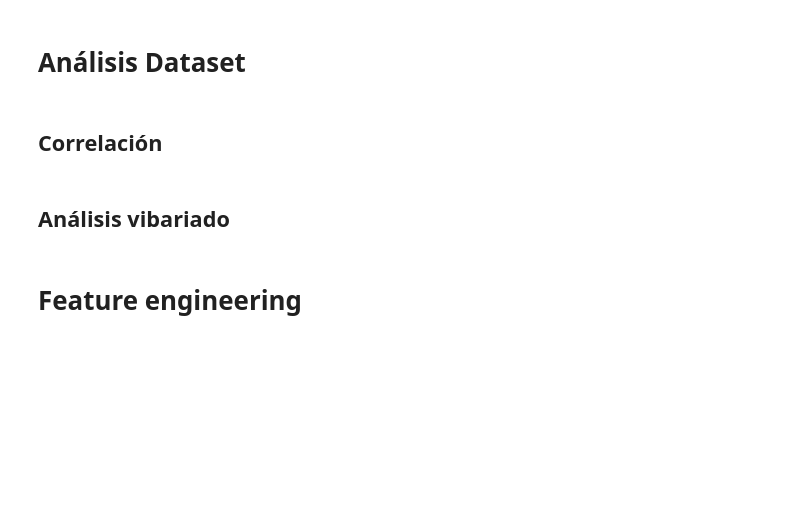
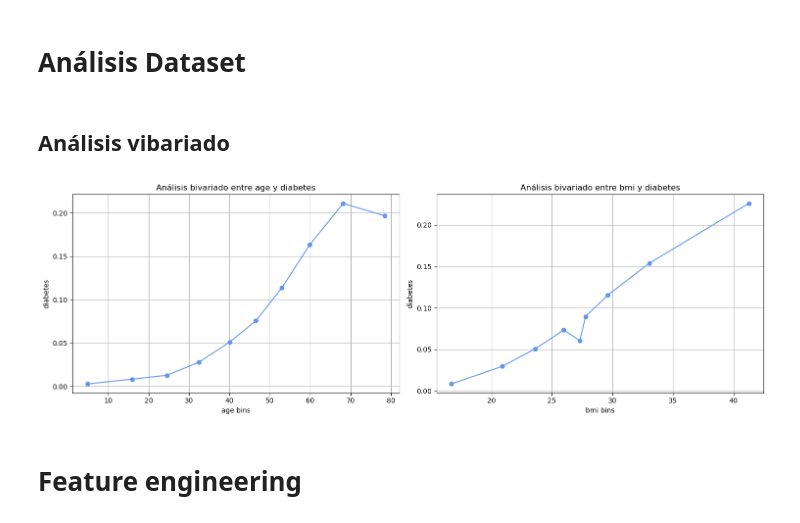
Before and after one commit to zayo1511/LabAprEst, a Jupyter notebook: Parcial2/ExamenPractico.ipynb, the cells around one changed output. Saved outputs shown, nothing was run; the diff lists cells and outputs as text; code cells hidden in the pictures; blank space fills up the shorter version.

Commit message:
vibariado

```diff
--- a/Parcial2/ExamenPractico.ipynb
+++ b/Parcial2/ExamenPractico.ipynb
@@ -27,6 +28,34 @@ colors = ["cornflowerblue", "indianred", "darkseagreen", "plum", "dimgray"]
 # %% [markdown]
 # Funciones
 # %%
+def vibariado(df, y):
+    target = y.name
+    num_vars = len(df.keys().drop(target))
+    num_rows = (num_vars + 1) // 2
+
+    fig, axes = plt.subplots(num_rows, 2, figsize=(15, 5 * num_rows))
+    axes = axes.flatten()
+
+    for idx, i in enumerate(df.keys().drop(target)):
+        X = df[[i]]
+        model = linear_model.LinearRegression().fit(X, y)
+
+        q = len(X.iloc[:, 0].unique()) if len(X.iloc[:, 0].unique()) < 5 else 10
+        df[i + "_bin"] = pd.qcut(df[i], q=q, labels=False, duplicates="drop") + 1
+        grouped = df.groupby(i + "_bin").mean()
+
+        ax = axes[idx]
+        ax.plot(grouped[i].values, grouped[target].values, color=colors[0], marker='o')
+        ax.set_xlabel(f"{i} bins")
+        ax.set_ylabel(target)
+        ax.set_title(f"Análisis bivariado entre {i} y {target}")
+        ax.grid()
+
+        df.drop(columns=[i + "_bin"], inplace=True)
+
+    plt.tight_layout()
+    plt.show()
+
 def histograma(probabilidades, y_test):
      df = pd.DataFrame({
      'real': y_test,
@@ -208,10 +237,12 @@ target = 'diabetes'
 y = data[target]
 # %% [markdown]
 # Análisis Dataset
-# %% [markdown]
-## Correlación
 # %% [markdown]
 ## Análisis vibariado
+# %%
+vibariado(data[['age', 'bmi', target]], y)
+# %% [output]
+[figure, added]
 # %% [markdown]
 # Feature engineering
 # %% [markdown]
```
Also changed, not shown: parts of 2 cells of this notebook.
